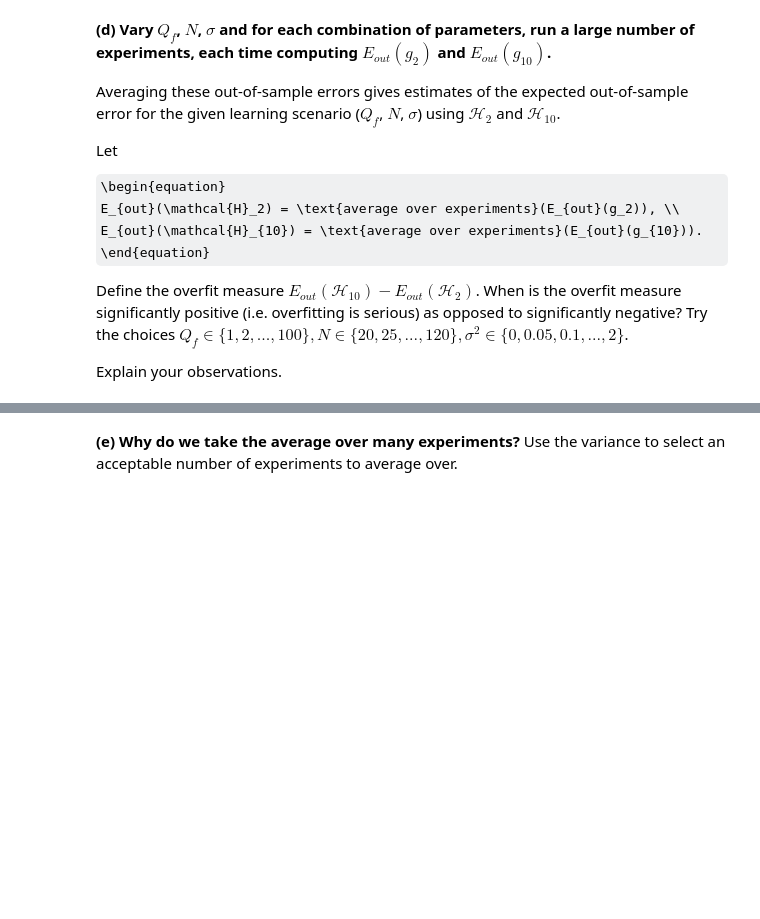
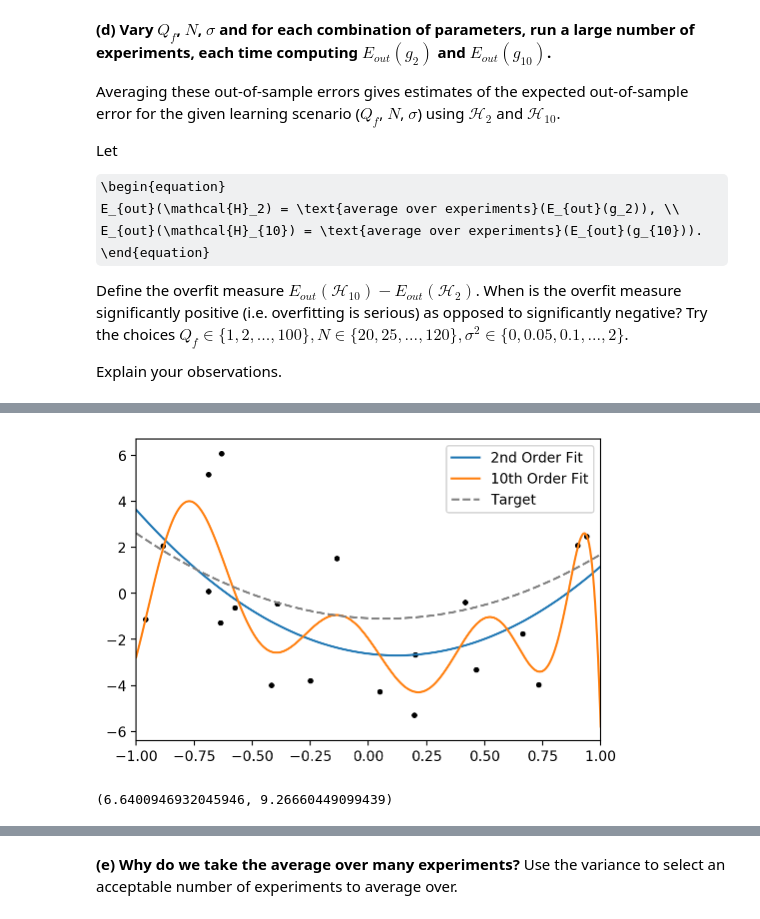
Before and after one commit to csteinmetz1/machine-learning, a Jupyter notebook: h2/h2.ipynb, the cells around one changed output, grey strips where cells are left out. Drawn from its saved outputs; the diff is of its cells as text; code cells hidden in the pictures; some formulas as TeX source; blank space fills up the shorter version.

```diff
--- a/h2/h2.ipynb
+++ b/h2/h2.ipynb
@@ -183,0 +210,5 @@ fit_models(3, 1000000, 0.0)
+# %%
+fit_models(3, 20, 3.0, plot=True)
+# %% [output]
+[figure, added]
+(6.6400946932045946, 9.26660449099439)
```
Also changed, not shown: parts of 21 cells of this notebook, 1 other file.
